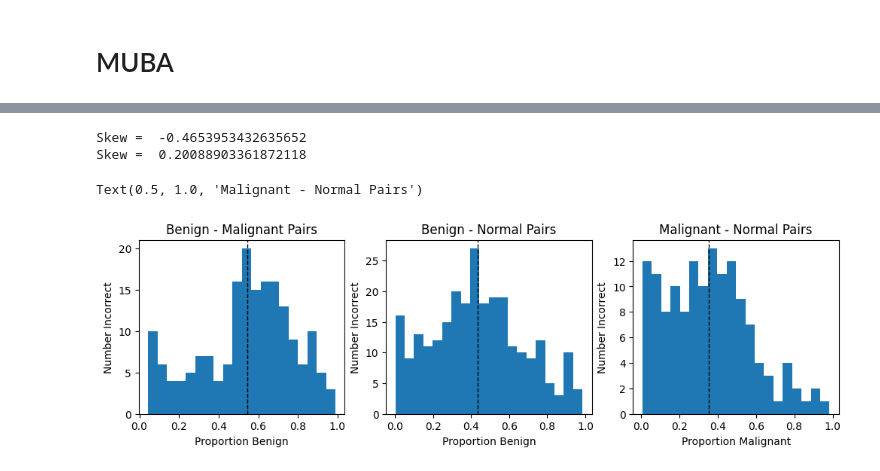
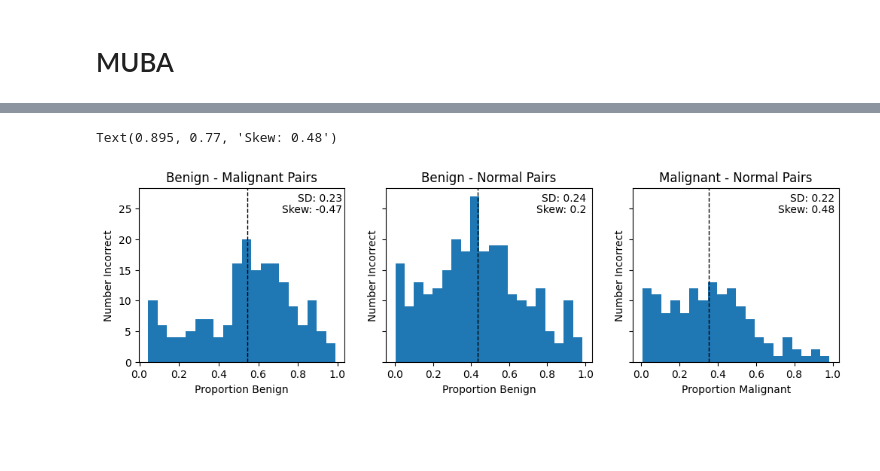
Before and after one commit to willpoulett/MUBA_pipeline, a Jupyter notebook: main2.ipynb, the cells around one changed output, grey strips where cells are left out. Saved outputs shown, nothing was run; the diff lists cells and outputs as text; code cells hidden in the pictures; blank space fills up the shorter version.

```diff
--- a/main2.ipynb
+++ b/main2.ipynb
@@ -343,6 +343,8 @@ incept_model.evaluate(x=x_test, y = y_test, batch_size=32, verbose=1)
 4/4 [==============================] - 8s 2s/step - loss: 5.1809 - categorical_accuracy: 0.3710
 [5.180875301361084, 0.3709677457809448]
 # %%
+incept_model = keras.models.load_model("best_model.h5")
+
 # open train the last 100 layers
 for layer in incept_model.layers[720:]:
     layer.trainable = True
@@ -569,27 +592,29 @@ KeyboardInterrupt:
 # %%
-fig, axs = plt.subplots(1,3, figsize = (12,3))
+fig, axs = plt.subplots(1,3, figsize = (12,3), sharey = True)
 
 axs[0].hist(incorrect_bm,bins=20)
 axs[0].axvline(np.mean(incorrect_bm), color='k', linestyle='dashed', linewidth=1)
-print("Skew = " , skew(incorrect_bm))
 axs[0].set_xlabel("Proportion Benign")
 axs[0].set_ylabel("Number Incorrect")
 axs[0].set_title("Benign - Malignant Pairs")
+axs[0].text(0.35,0.82,f"SD: {round(np.std(incorrect_bm),2)}",transform=plt.gcf().transFigure, horizontalalignment = "right")
+axs[0].text(0.35,0.77,f"Skew: {round(skew(incorrect_bm),2)}",transform=plt.gcf().transFigure, horizontalalignment = "right")
 
 axs[1].hist(incorrect_bn,bins=20)
 axs[1].axvline(np.mean(incorrect_bn), color='k', linestyle='dashed', linewidth=1)
-print("Skew = " , skew(incorrect_bn))
 axs[1].set_xlabel("Proportion Benign")
 axs[1].set_ylabel("Number Incorrect")
 axs[1].set_title("Benign - Normal Pairs")
+axs[1].text(0.62,0.82,f"SD: {round(np.std(incorrect_bn),2)}",transform=plt.gcf().transFigure, horizontalalignment = "right")
+axs[1].text(0.62,0.77,f"Skew: {round(skew(incorrect_bn),2)}",transform=plt.gcf().transFigure, horizontalalignment = "right")
 
 axs[2].hist(incorrect_mn,bins=20)
 axs[2].axvline(np.mean(incorrect_mn), color='k', linestyle='dashed', linewidth=1)
 axs[2].set_xlabel("Proportion Malignant")
 axs[2].set_ylabel("Number Incorrect")
 axs[2].set_title("Malignant - Normal Pairs")
+axs[2].text(0.895,0.82,f"SD: {round(np.std(incorrect_mn),2)}",transform=plt.gcf().transFigure, horizontalalignment = "right")
+axs[2].text(0.895,0.77,f"Skew: {round(skew(incorrect_mn),2)}",transform=plt.gcf().transFigure, horizontalalignment = "right")
 # %% [output]
-Skew =  -0.4653953432635652
-Skew =  0.20088903361872118
+Text(0.895, 0.77, 'Skew: 0.48')
-Text(0.5, 1.0, 'Malignant - Normal Pairs')
-[figure, old version]
+[figure, new version]
```
Also changed, not shown: parts of 4 cells of this notebook, 1 other file.
